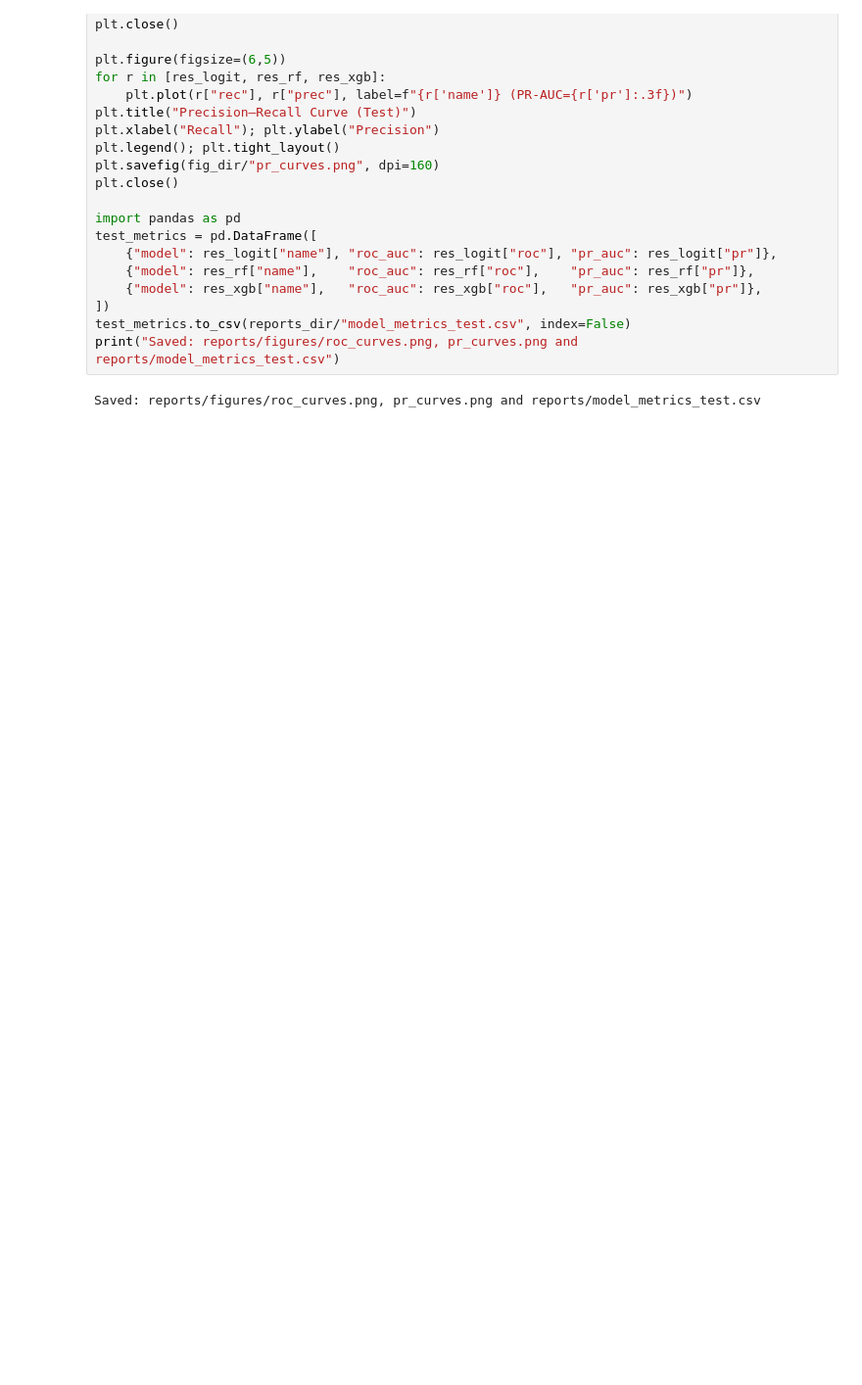
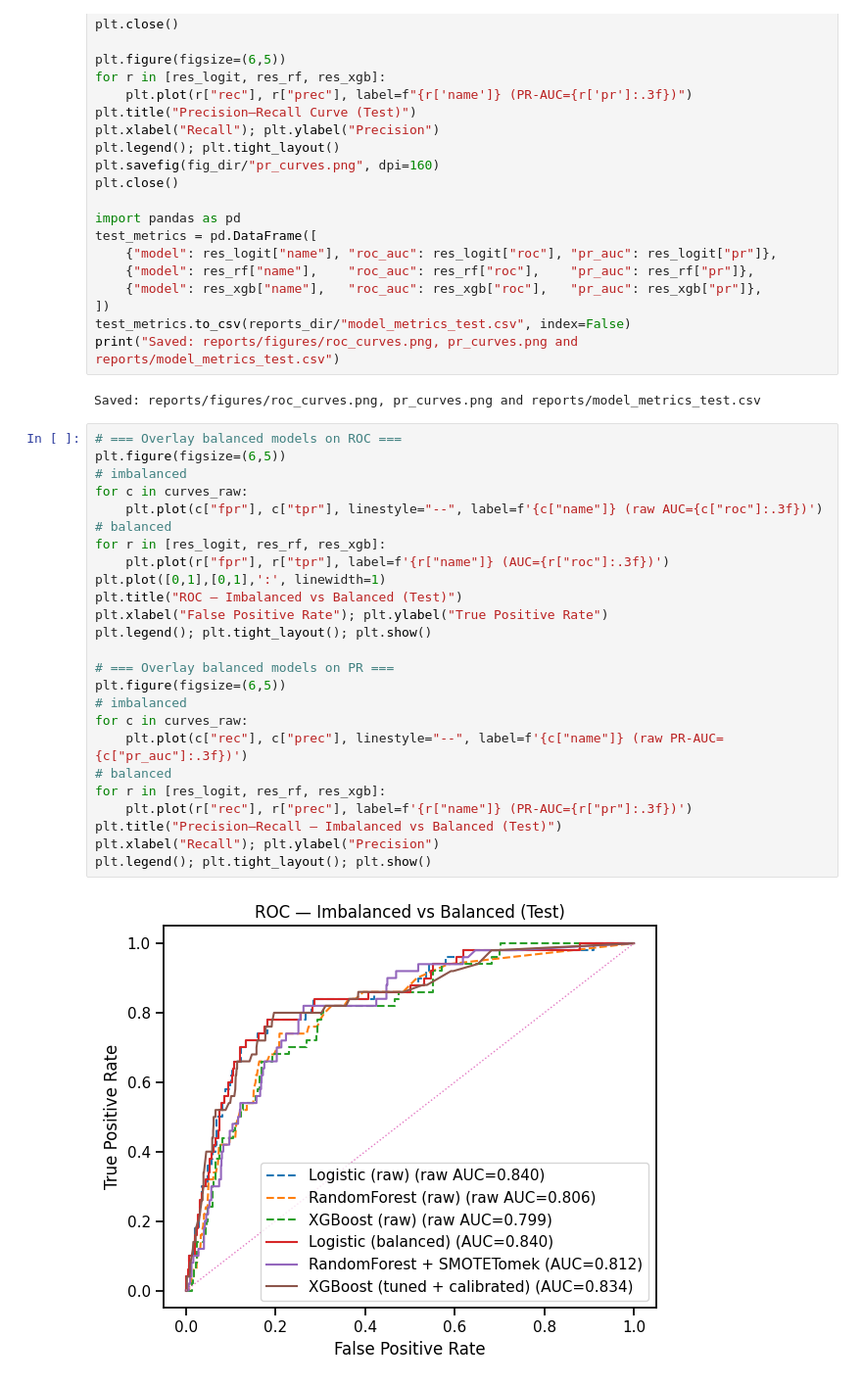
Before and after one commit to sean-code/stroke_project, a Jupyter notebook: notebooks/02_Modeling_and_Evaluation.ipynb, the cells around one changed output. Shown at 98% size. Saved outputs shown, nothing was run; the diff lists cells and outputs as text; blank space fills up the shorter version.

```diff
--- a/notebooks/02_Modeling_and_Evaluation.ipynb
+++ b/notebooks/02_Modeling_and_Evaluation.ipynb
@@ -350,3 +392,30 @@ test_metrics.to_csv(reports_dir/"model_metrics_test.csv", index=False)
 print("Saved: reports/figures/roc_curves.png, pr_curves.png and reports/model_metrics_test.csv")
 # %% [output]
 Saved: reports/figures/roc_curves.png, pr_curves.png and reports/model_metrics_test.csv
+# %%
+# === Overlay balanced models on ROC ===
+plt.figure(figsize=(6,5))
+# imbalanced
+for c in curves_raw:
+    plt.plot(c["fpr"], c["tpr"], linestyle="--", label=f'{c["name"]} (raw AUC={c["roc"]:.3f})')
+# balanced
+for r in [res_logit, res_rf, res_xgb]:
+    plt.plot(r["fpr"], r["tpr"], label=f'{r["name"]} (AUC={r["roc"]:.3f})')
+plt.plot([0,1],[0,1],':', linewidth=1)
+plt.title("ROC — Imbalanced vs Balanced (Test)")
+plt.xlabel("False Positive Rate"); plt.ylabel("True Positive Rate")
+plt.legend(); plt.tight_layout(); plt.show()
+
+# === Overlay balanced models on PR ===
+plt.figure(figsize=(6,5))
+# imbalanced
+for c in curves_raw:
+    plt.plot(c["rec"], c["prec"], linestyle="--", label=f'{c["name"]} (raw PR-AUC={c["pr_auc"]:.3f})')
+# balanced
+for r in [res_logit, res_rf, res_xgb]:
+    plt.plot(r["rec"], r["prec"], label=f'{r["name"]} (PR-AUC={r["pr"]:.3f})')
+plt.title("Precision–Recall — Imbalanced vs Balanced (Test)")
+plt.xlabel("Recall"); plt.ylabel("Precision")
+plt.legend(); plt.tight_layout(); plt.show()
+# %% [output]
+[figure, added]
```
Also changed, not shown: parts of 2 cells of this notebook, 2 other files.
